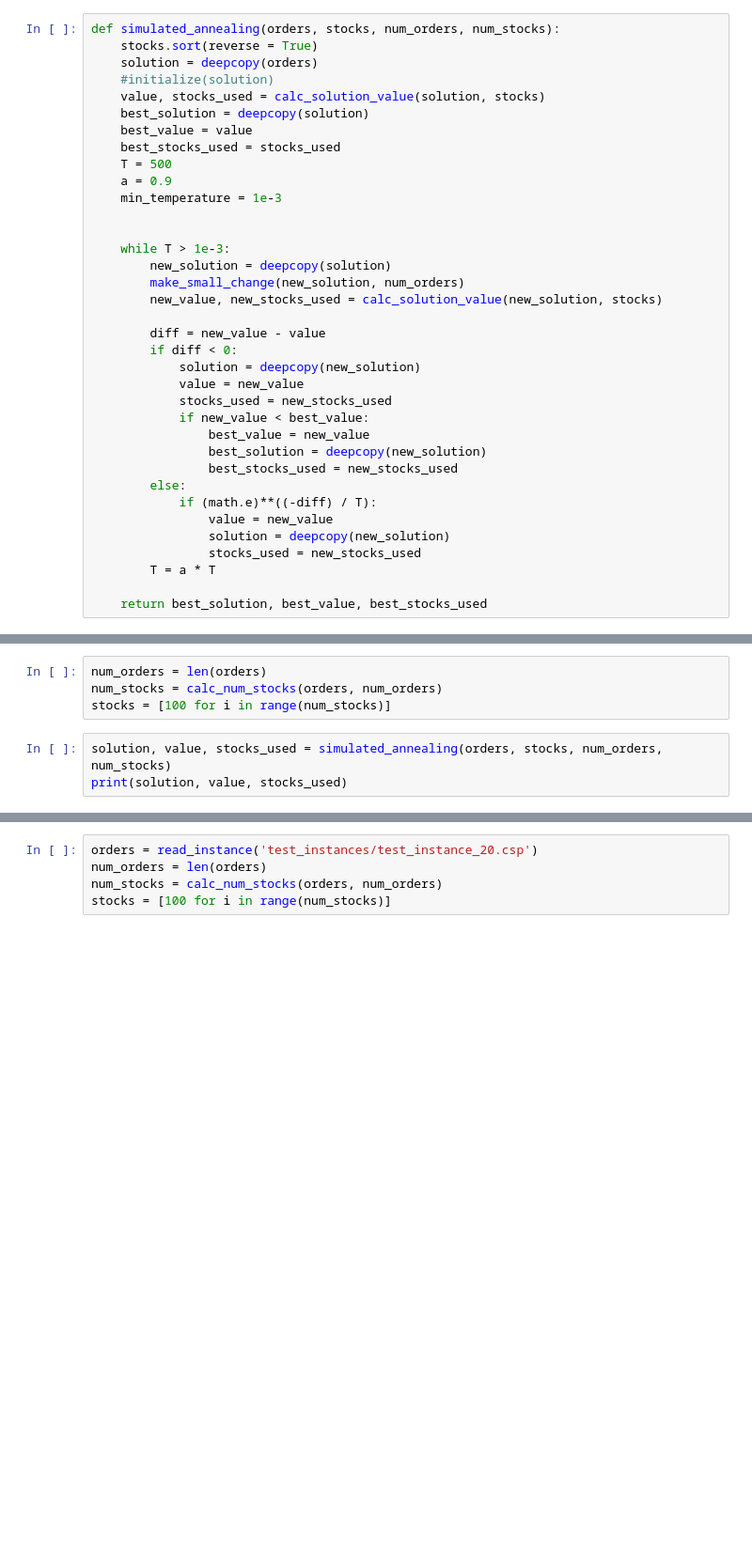
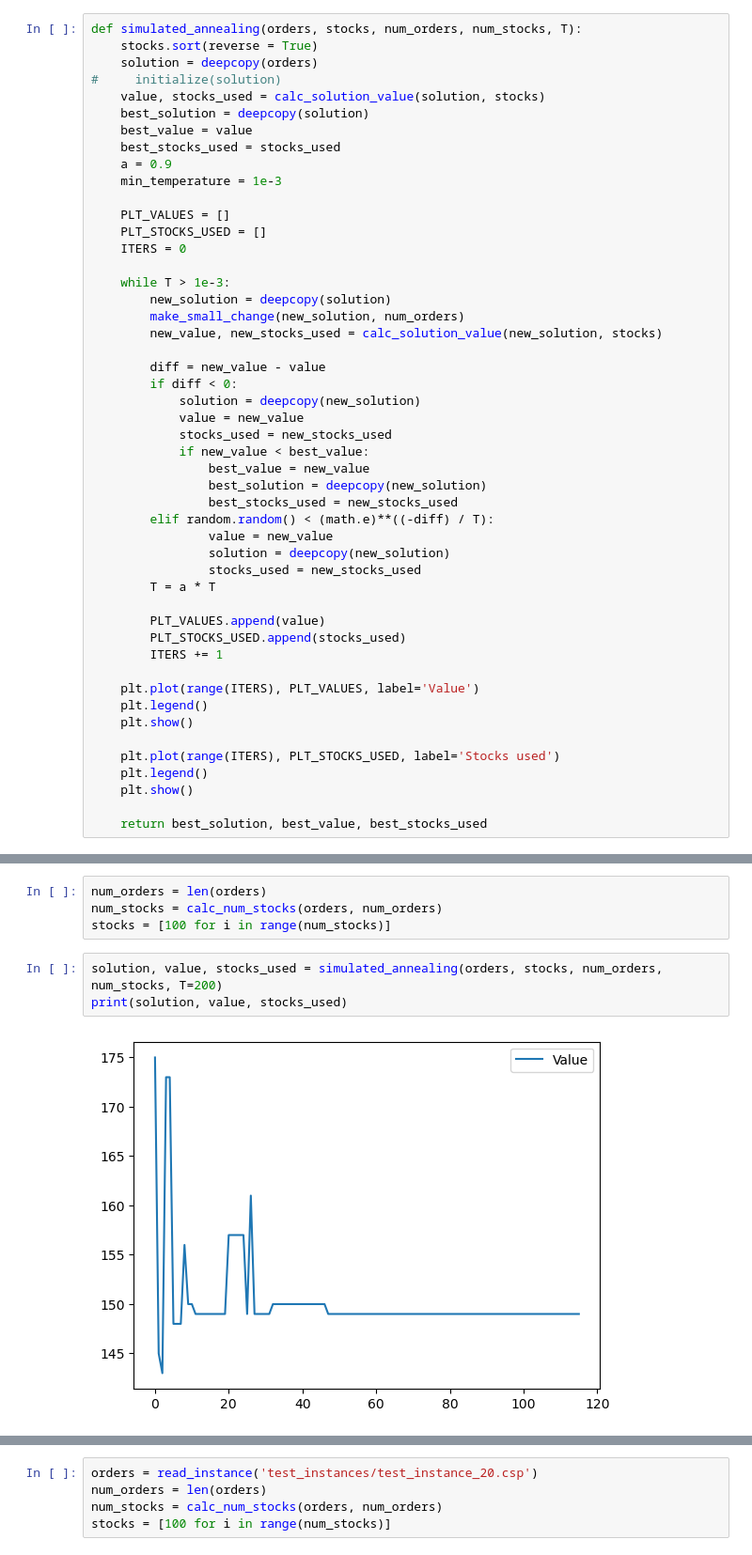
Before and after one commit to MilenkovicMaja/csp_optimization, a Jupyter notebook: csp.ipynb, the cells around one changed output, grey strips where cells are left out. Shown at 94% size. Drawn from its saved outputs; the diff is of its cells as text; blank space fills up the shorter version.

```diff
--- a/csp.ipynb
+++ b/csp.ipynb
@@ -78,16 +79,18 @@ import math
 # %%
-def simulated_annealing(orders, stocks, num_orders, num_stocks):
+def simulated_annealing(orders, stocks, num_orders, num_stocks, T):
     stocks.sort(reverse = True)
     solution = deepcopy(orders)
-    #initialize(solution)
+#     initialize(solution)
     value, stocks_used = calc_solution_value(solution, stocks)
     best_solution = deepcopy(solution)
     best_value = value
     best_stocks_used = stocks_used
-    T = 500
     a = 0.9
     min_temperature = 1e-3
 
+    PLT_VALUES = []
+    PLT_STOCKS_USED = []
+    ITERS = 0
 
     while T > 1e-3:
         new_solution = deepcopy(solution)
@@ -103,13 +106,24 @@ def simulated_annealing(orders, stocks, num_orders, num_stocks):
                 best_value = new_value
                 best_solution = deepcopy(new_solution)
                 best_stocks_used = new_stocks_used
-        else:
-            if (math.e)**((-diff) / T):
+        elif random.random() < (math.e)**((-diff) / T):
                 value = new_value
                 solution = deepcopy(new_solution)
                 stocks_used = new_stocks_used
         T = a * T
 
+        PLT_VALUES.append(value)
+        PLT_STOCKS_USED.append(stocks_used)
+        ITERS += 1
+
+    plt.plot(range(ITERS), PLT_VALUES, label='Value')
+    plt.legend()
+    plt.show()
+
+    plt.plot(range(ITERS), PLT_STOCKS_USED, label='Stocks used')
+    plt.legend()
+    plt.show()
+
     return best_solution, best_value, best_stocks_used
 # %%
 def calc_num_stocks(orders, num_orders):
@@ -133,6 +147,7 @@ num_orders = len(orders)
 num_stocks = calc_num_stocks(orders, num_orders)
 stocks = [100 for i in range(num_stocks)]
 # %%
-solution, value, stocks_used = simulated_annealing(orders, stocks, num_orders, num_stocks)
+solution, value, stocks_used = simulated_annealing(orders, stocks, num_orders, num_stocks, T=200)
 print(solution, value, stocks_used)
 # %% [output]
+[figure, added]
```
Also changed, not shown: parts of 4 cells of this notebook.
